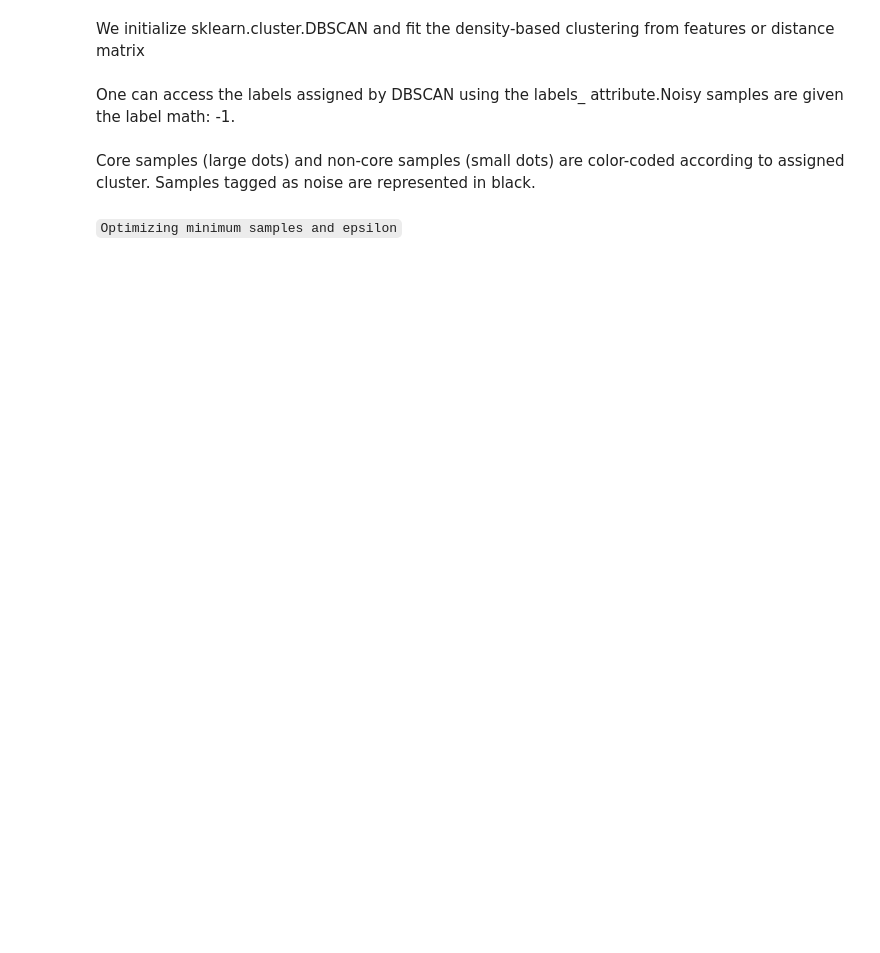
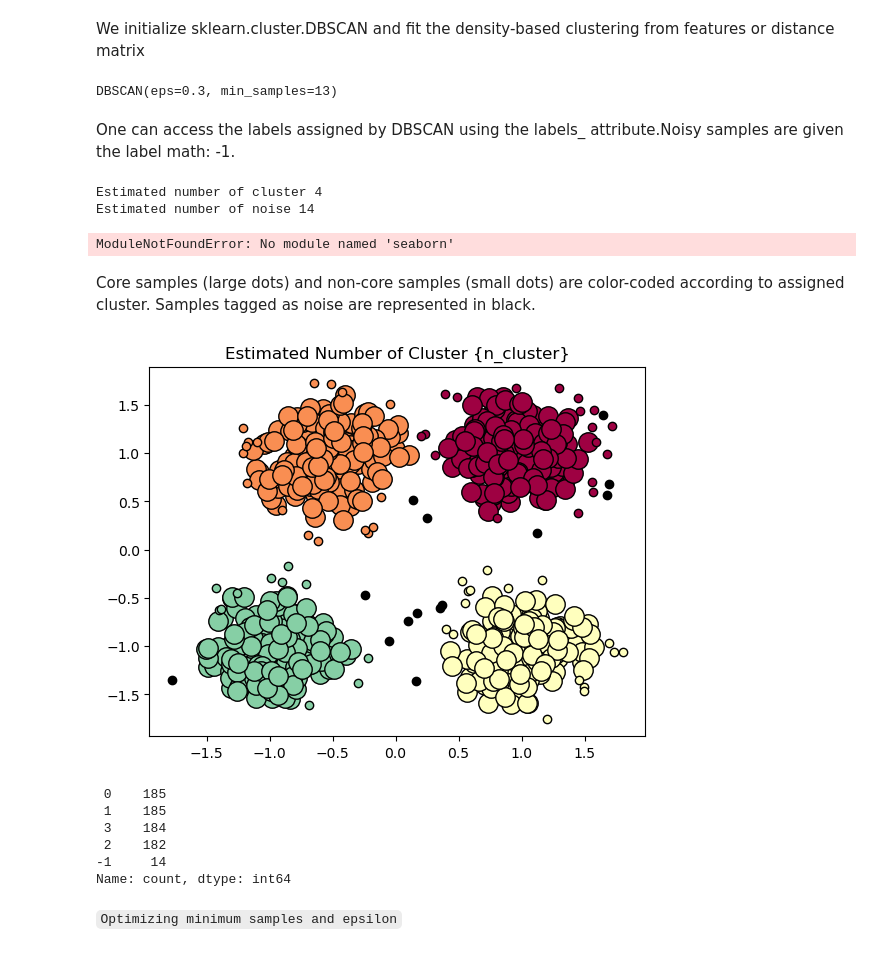
Before and after one commit to fikigayo/Bootcamp-Purwadhika, a Jupyter notebook: modul-3/m3_s18_dbscan_blank.ipynb, the cells around one changed output. Saved outputs shown, nothing was run; the diff lists cells and outputs as text; code cells hidden in the pictures; blank space fills up the shorter version.

```diff
--- a/modul-3/m3_s18_dbscan_blank.ipynb
+++ b/modul-3/m3_s18_dbscan_blank.ipynb
@@ -15,6 +47,34 @@ We now have all of the pieces to make DBSCAN using scikit learn library.
 # %% [markdown]
 We initialize sklearn.cluster.DBSCAN and fit the density-based clustering from features or distance matrix
+# %%
+from sklearn.cluster import DBSCAN
+
+model = DBSCAN(eps=0.3,min_samples=13)
+model.fit(X_scaled)
+# %% [output]
+DBSCAN(eps=0.3, min_samples=13)
 # %% [markdown]
 One can access the labels assigned by DBSCAN using the labels_ attribute.Noisy samples are given the label math: -1.
+# %%
+labels = model.labels_
+n_cluster = len(set(labels))-(1 if -1 in labels else 0) # jumlah kluster terbentuk tanpa noise(-1 jika ada noise jika tidak -0)
+n_noise = list(labels).count(-1) # jumlah data yang termasuk noise
+
+# print(f'Jumlah labels {len(set(labels))}')
+print(f'Estimated number of cluster {n_cluster}')
+print(f'Estimated number of noise {n_noise}')
+# %% [output]
+Estimated number of cluster 4
+Estimated number of noise 14
+# %%
+import seaborn as sns
+
+sns.scatterplot(x=X[:,0], y=X[:,1], hue=labels)
+plt.title("DBSCAN Clustering with estimated number of clusters {n_cluster}")
+plt.show()
+
+# semakin besar epsilon atau semakin kecil n_sample maka semakin mudah sebuah cluster terbentuk
+# %% [output]
+ModuleNotFoundError: No module named 'seaborn'
 # %% [markdown]
 Core samples (large dots) and non-core samples (small dots) are color-coded according to assigned cluster. Samples tagged as noise are represented in black.
@@ -21,2 +84,50 @@ Core samples (large dots) and non-core samples (small dots) are color-coded acco
+# %%
+unique_labels = set(labels)
+core_sample_mask = np.zeros_like(labels, dtype=bool)
+core_sample_mask[model.core_sample_indices_] = True
+
+colors = [plt.cm.Spectral(each) for each in np.linspace(0,1,len(unique_labels))]
+
+for k, col in zip(unique_labels, colors):
+    if k == -1:
+        col = 'k'
+
+    class_member_mask = (labels == k)
+
+    # core
+    xy = X[class_member_mask & core_sample_mask]
+    plt.plot(
+        xy[:,0],
+        xy[:,1],
+        'o',
+        markerfacecolor=col,
+        markeredgecolor='k',
+        markersize=14
+    )
+
+    # non-core (boundary/edge)
+    xy = X[class_member_mask & ~core_sample_mask]
+    plt.plot(
+        xy[:,0],
+        xy[:,1],
+        'o',
+        markerfacecolor=col,
+        markeredgecolor='k',
+        markersize=6
+    )
+
+plt.title('Estimated Number of Cluster {n_cluster}')
+plt.show()
+# %% [output]
+[figure, added]
+# %%
+pd.Series(labels).value_counts()
+# %% [output]
+ 0    185
+ 1    185
+ 3    184
+ 2    182
+-1     14
+Name: count, dtype: int64
 # %% [markdown]
 `Optimizing minimum samples and epsilon`
```
Also changed, not shown: parts of 6 cells of this notebook, 2 other files.
